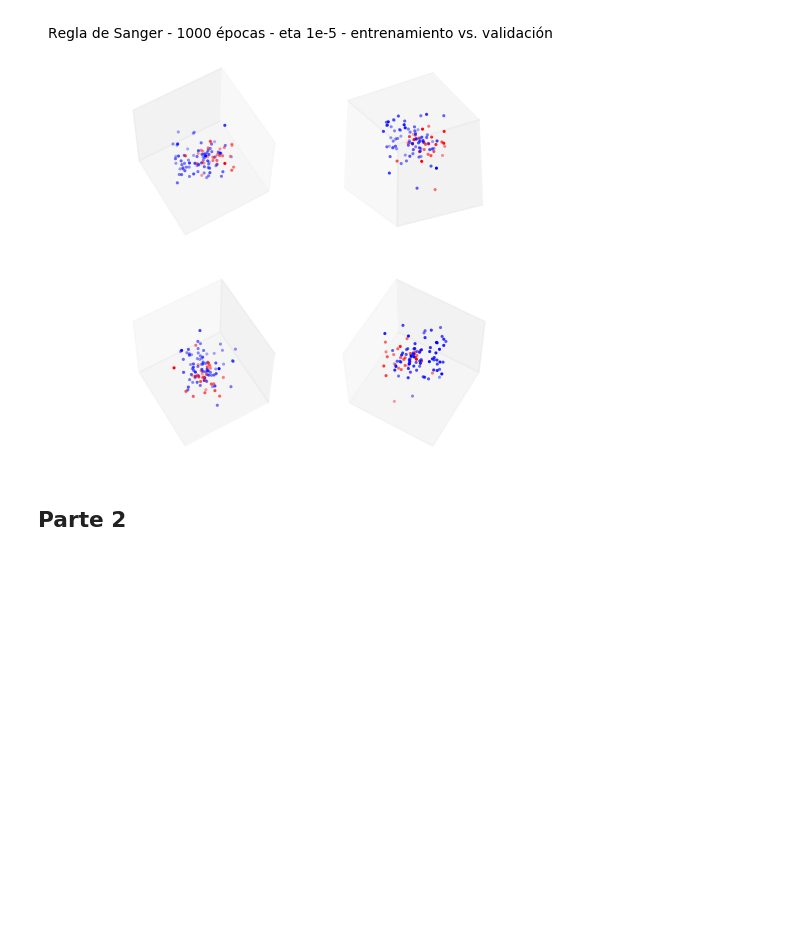
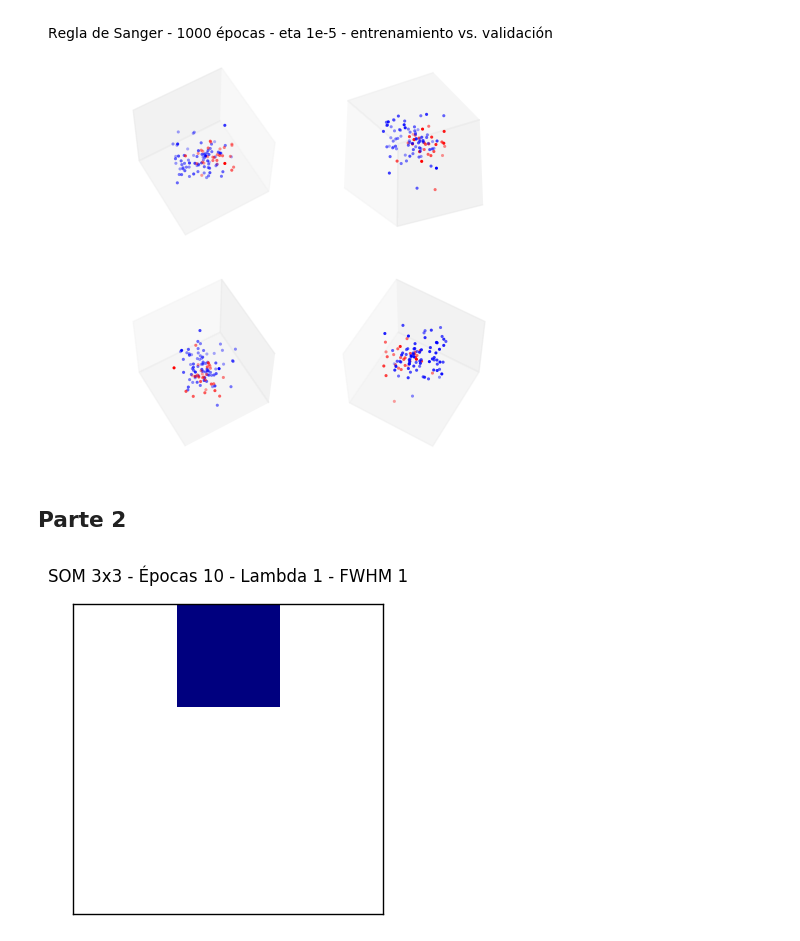
Before and after one commit to matiasbattocchia/redes-neuronales, a Jupyter notebook: tp2/TP 2.ipynb, the cells around one changed output. Saved outputs shown, nothing was run; the diff lists cells and outputs as text; code cells hidden in the pictures; blank space fills up the shorter version.

```diff
--- a/tp2/TP 2.ipynb
+++ b/tp2/TP 2.ipynb
@@ -287,0 +333,4 @@ class SOM(BaseEstimator):
+# %%
+experimento(factor_aprendizaje=1, épocas=10, lado=3, fwhm_inicial=1)
+# %% [output]
+[figure, added]
```
Also changed, not shown: parts of 54 cells of this notebook.
